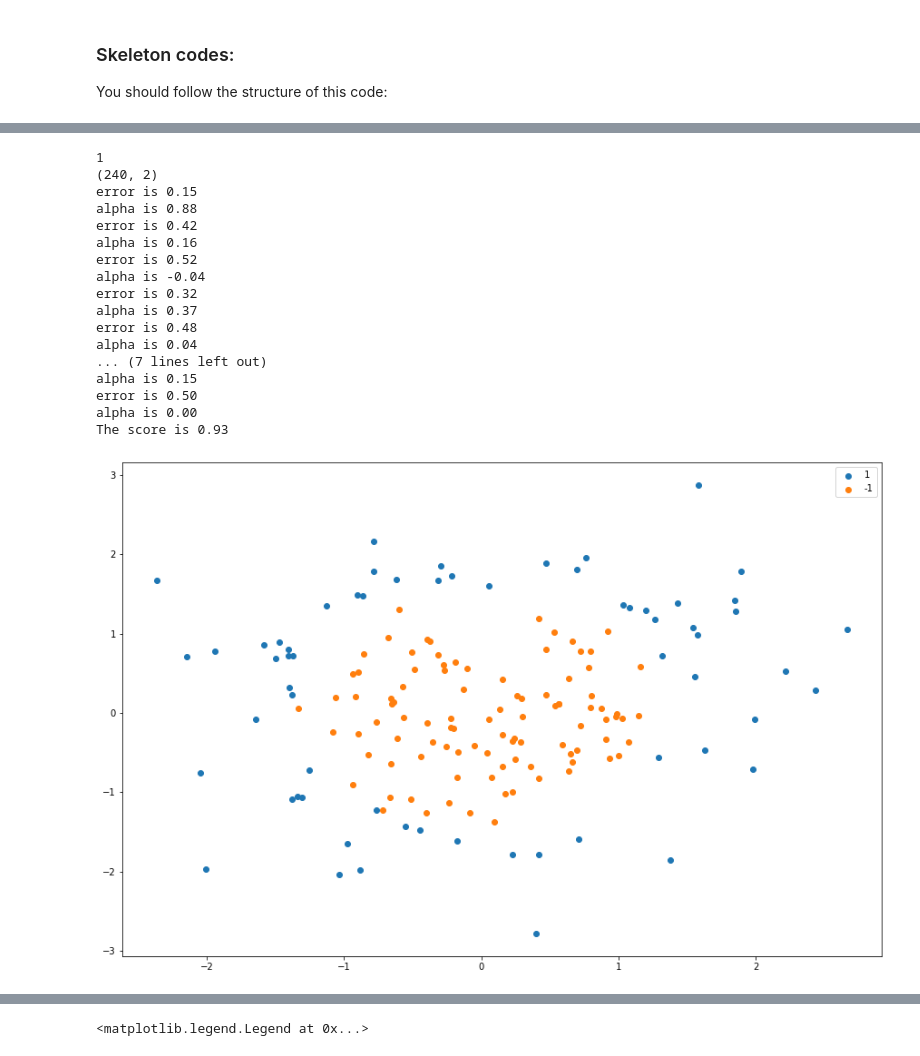
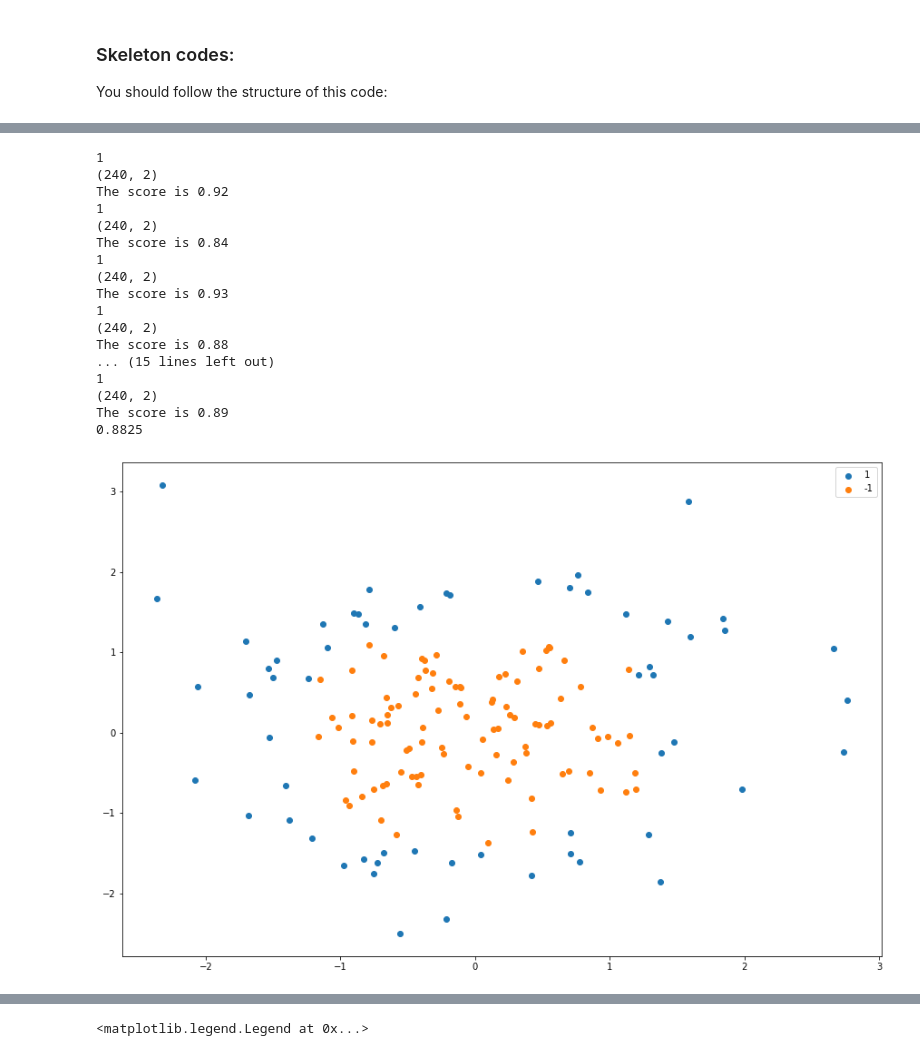
Before and after one commit to LiurongLin/IML_2022, a Jupyter notebook: Assignment1-code_LLin.ipynb, the cells around one changed output, grey strips where cells are left out. Drawn from its saved outputs; the diff is of its cells as text; code cells hidden in the pictures.

```diff
--- a/Assignment1-code_LLin.ipynb
+++ b/Assignment1-code_LLin.ipynb
@@ -232,8 +232,8 @@ def splitdata(X, y, train_size = 0.8):
 
 
 
-def run(dataset,classifier, lr = 0.001, max_iter = 4
-        , n_esti = 10, linear = True):
+def run(dataset,classifier, lr = 0.01, max_iter = 2
+        , n_esti = 40, linear = True):
     """ Single run of your classifier
     """
     # Load the data
@@ -284,6 +284,4 @@ def run(dataset,classifier, lr = 0.001, max_iter = 4
 
     plt.legend()
 
-    pass
+    return score
-# %%
-run(3, Perceptron)
@@ -295,21 +288,27 @@ The score is 0.81
-# %%
-run(3, BoostingAlgorithm)
-# %% [output]
-1
-(240, 2)
-error is 0.15
-alpha is 0.88
-error is 0.42
-alpha is 0.16
-error is 0.52
-alpha is -0.04
-error is 0.32
-alpha is 0.37
-error is 0.48
-alpha is 0.04
-... (7 lines left out)
-alpha is 0.15
-error is 0.50
-alpha is 0.00
-The score is 0.93
-[figure, removed]
+# %%
+
+scorelist = []
+for i in range (10):
+
+    score = run(3, Perceptron)
+    scorelist.append(score)
+print(np.mean(scorelist))
+# %% [output]
+1
+(240, 2)
+The score is 0.92
+1
+(240, 2)
+The score is 0.84
+1
+(240, 2)
+The score is 0.93
+1
+(240, 2)
+The score is 0.88
+... (15 lines left out)
+1
+(240, 2)
+The score is 0.89
+0.8825
+[figure, added]
```
Also changed, not shown: parts of 4 cells of this notebook.
